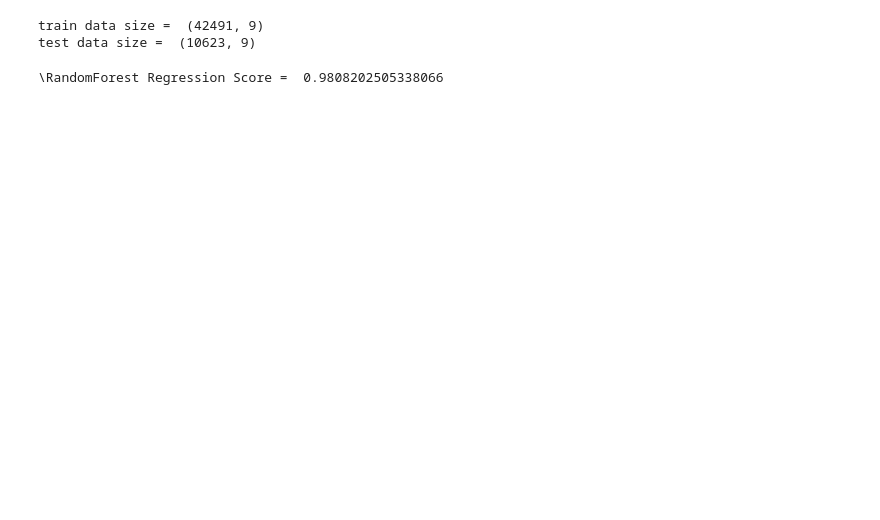
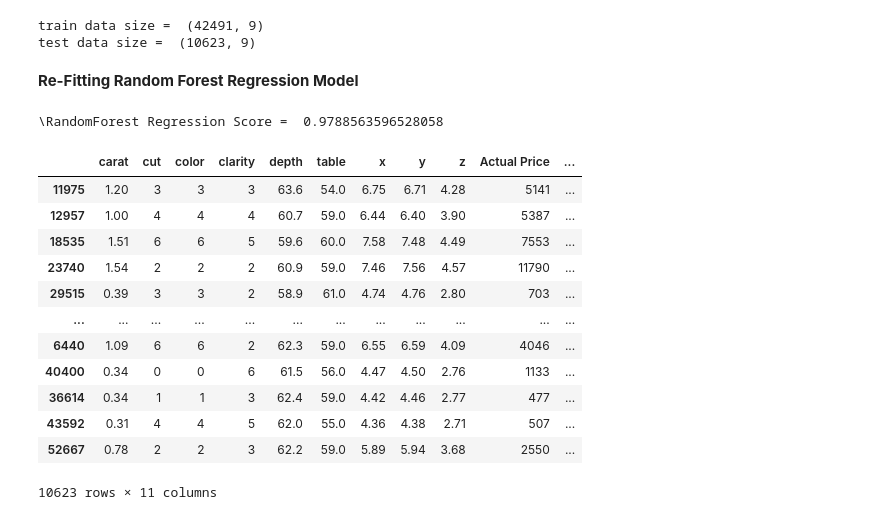
Before and after one commit to PaulSweeney89/ML-S_2021, a Jupyter notebook: scikit-learn.ipynb, the cells around one changed output. Cells and saved outputs as stored; diff of their text form; code cells hidden in the pictures; blank space fills up the shorter version.

```diff
--- a/scikit-learn.ipynb
+++ b/scikit-learn.ipynb
@@ -1154,11 +1184,35 @@ print("test data size = ", diamond_test_X.shape)
 # %% [output]
 train data size =  (42491, 9)
 test data size =  (10623, 9)
+# %% [markdown]
+**Re-Fitting Random Forest Regression Model**
 # %%
-rfr = RandomForestRegressor(n_estimators = 10, random_state=0)
+rfr = RandomForestRegressor(n_estimators = 5, random_state=0)
 rfr.fit(diamond_train_X, diamond_train_y)
 
 pred_y_rfr = rfr.predict(diamond_test_X)
 print("\RandomForest Regression Score = ", rfr.score(diamond_test_X, diamond_test_y))
 # %% [output]
-\RandomForest Regression Score =  0.9808202505338066
+\RandomForest Regression Score =  0.9788563596528058
+# %%
+# Combine test data & predicted values into Pandas DataFrame
+d = {'Actual Price': diamond_test_y, 'Predicted Price': pred_y_rfr}
+
+df_rfr = pd.DataFrame(data=d)
+
+df_rfr = pd.merge(diamond_test_X, df_rfr, left_index=True, right_index=True)
+df_rfr
+# %% [output]
+|  | carat | cut | color | clarity | depth | table | x | y | z | Actual Price | ... |
+| 11975 | 1.20 | 3 | 3 | 3 | 63.6 | 54.0 | 6.75 | 6.71 | 4.28 | 5141 | ... |
+| 12957 | 1.00 | 4 | 4 | 4 | 60.7 | 59.0 | 6.44 | 6.40 | 3.90 | 5387 | ... |
+| 18535 | 1.51 | 6 | 6 | 5 | 59.6 | 60.0 | 7.58 | 7.48 | 4.49 | 7553 | ... |
+| 23740 | 1.54 | 2 | 2 | 2 | 60.9 | 59.0 | 7.46 | 7.56 | 4.57 | 11790 | ... |
+| 29515 | 0.39 | 3 | 3 | 2 | 58.9 | 61.0 | 4.74 | 4.76 | 2.80 | 703 | ... |
+| ... | ... | ... | ... | ... | ... | ... | ... | ... | ... | ... | ... |
+| 6440 | 1.09 | 6 | 6 | 2 | 62.3 | 59.0 | 6.55 | 6.59 | 4.09 | 4046 | ... |
+| 40400 | 0.34 | 0 | 0 | 6 | 61.5 | 56.0 | 4.47 | 4.50 | 2.76 | 1133 | ... |
+| 36614 | 0.34 | 1 | 1 | 3 | 62.4 | 59.0 | 4.42 | 4.46 | 2.77 | 477 | ... |
+| 43592 | 0.31 | 4 | 4 | 5 | 62.0 | 55.0 | 4.36 | 4.38 | 2.71 | 507 | ... |
+| 52667 | 0.78 | 2 | 2 | 3 | 62.2 | 59.0 | 5.89 | 5.94 | 3.68 | 2550 | ... |
+10623 rows × 11 columns
```
Also changed, not shown: parts of 18 cells of this notebook, 1 other file.
